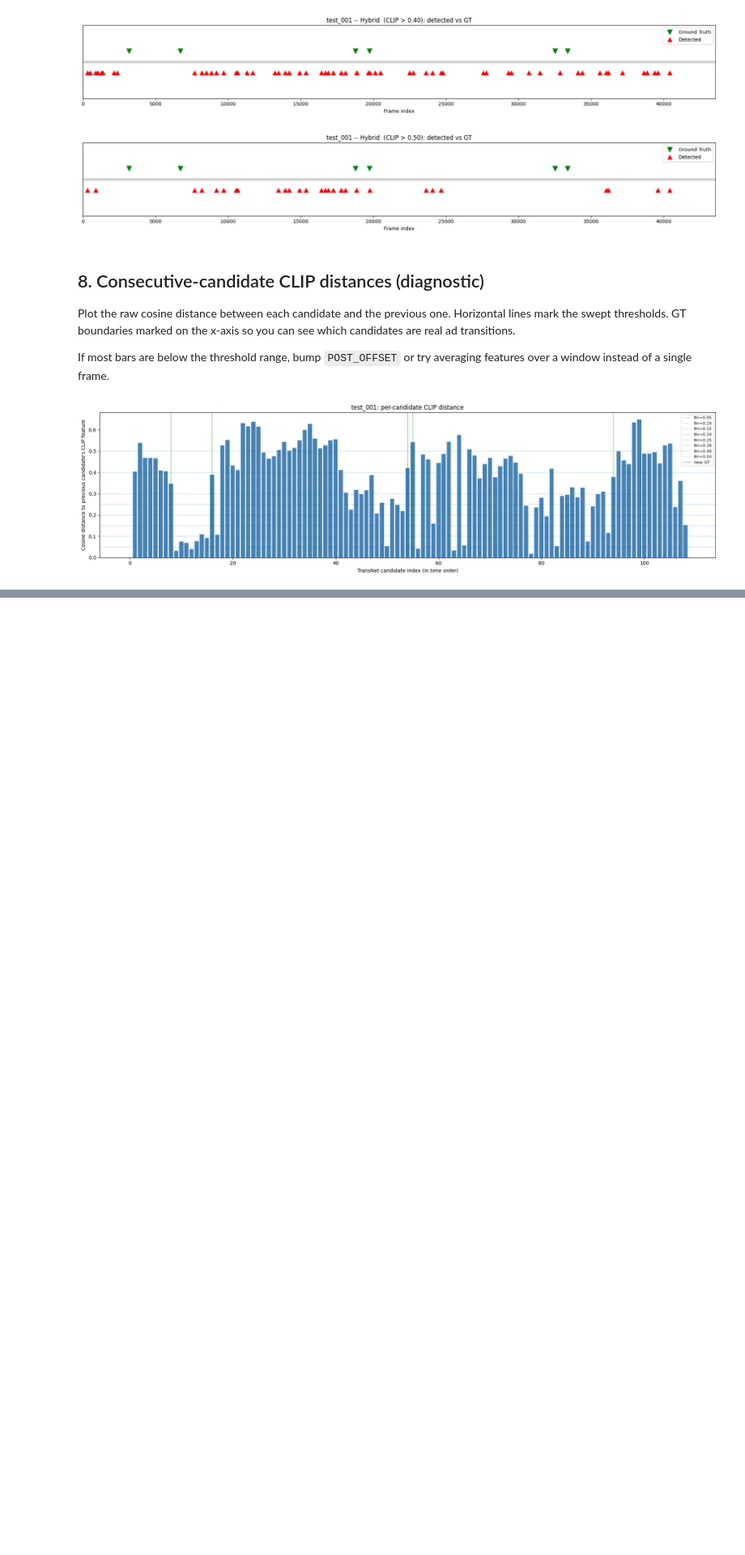
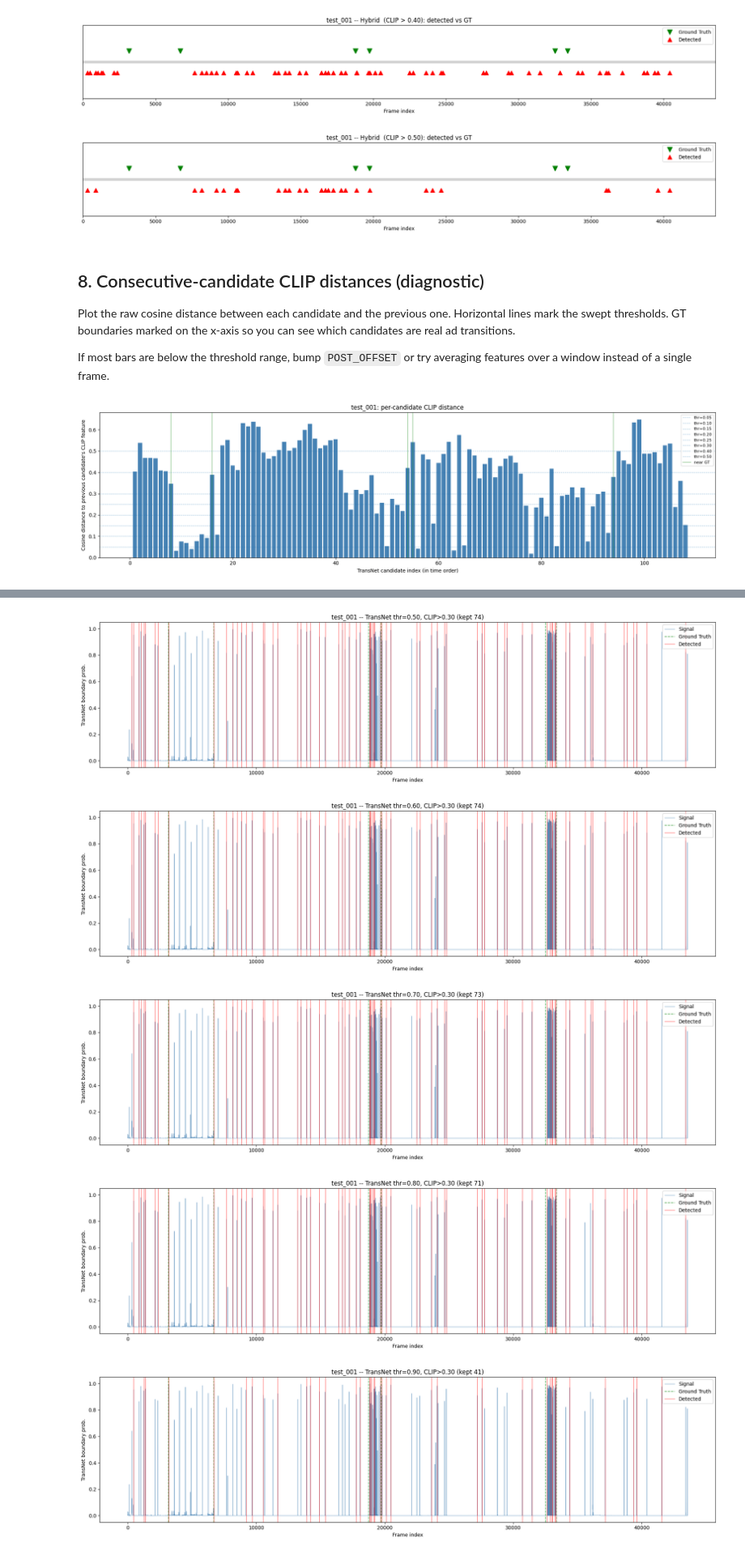
Before and after one commit to Mystic-Slice/ad_detection_video, a Jupyter notebook: hybrid_clip_threshold_sweep.ipynb, the cells around one changed output, grey strips where cells are left out. Shown at 81% size. Drawn from its saved outputs; the diff is of its cells as text; code cells hidden in the pictures; blank space fills up the shorter version.

```diff
--- a/hybrid_clip_threshold_sweep.ipynb
+++ b/hybrid_clip_threshold_sweep.ipynb
@@ -292,0 +356,36 @@ plt.show()
+# %%
+for row in transnet_sweep_results:
+    tn_thr = row["tn_threshold"]
+    kept = row["kept"]
+    title = (
+        f"{VIDEO_NAME} -- TransNet thr={tn_thr:.2f}, CLIP>{FIXED_CLIP_THRESHOLD:.2f} "
+        f"(kept {len(kept)})"
+    )
+    fig = plot_signal_with_boundaries(
+        row["tn_scores"],
+        detected_frames=kept,
+        ground_truth_frames=gt_boundaries,
+        fps=fps,
+        title=title,
+        ylabel="TransNet boundary prob.",
+        threshold=None,
+    )
+    plt.show()
+
+for row in transnet_sweep_results:
+    tn_thr = row["tn_threshold"]
+    kept = row["kept"]
+    fig = plot_boundary_comparison(
+        kept,
+        gt_boundaries,
+        total_frames,
+        fps=fps,
+        title=f"{VIDEO_NAME} -- TN thr={tn_thr:.2f}, CLIP>{FIXED_CLIP_THRESHOLD:.2f}: detected vs GT",
+    )
+    plt.show()
+# %% [output]
+[figure, added]
+[figure, added]
+[figure, added]
+[figure, added]
+[figure, added]
```
Also changed, not shown: parts of 5 cells of this notebook, 2 other files.
